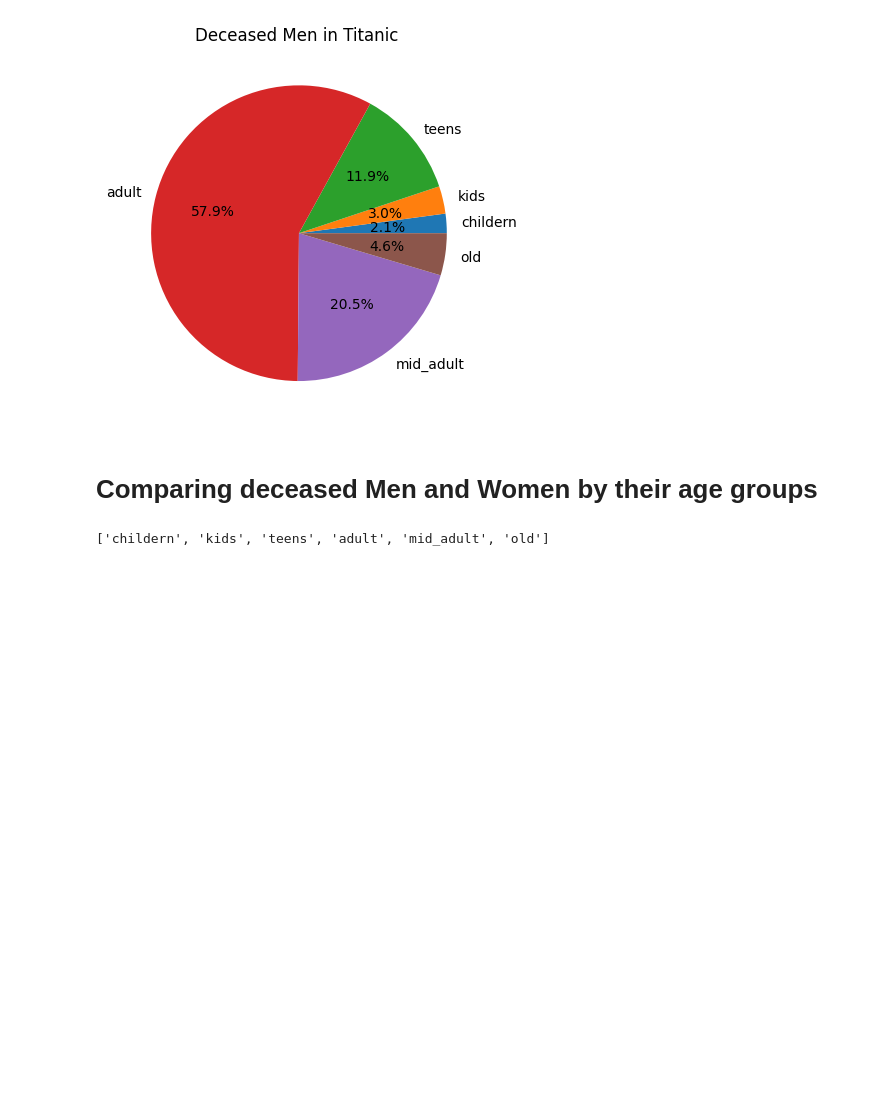
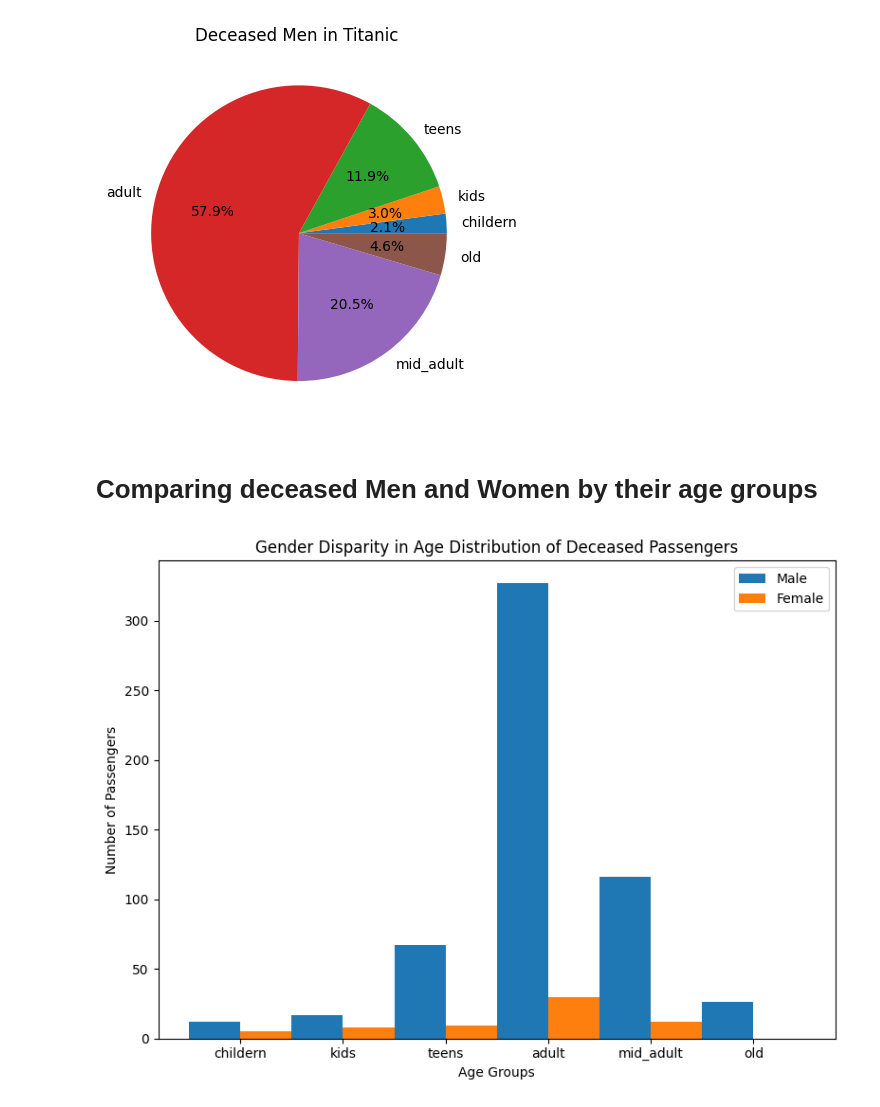
Before and after one commit to bilaalmunir/PRODIGY-DS-02, a Jupyter notebook: Prodigy-ds-02.ipynb, the cells around one changed output. Cells and saved outputs as stored; diff of their text form; code cells hidden in the pictures; blank space fills up the shorter version.

Commit message:
Gender Disparity in Age Distribution of Deceased Passengers

```diff
--- a/Prodigy-ds-02.ipynb
+++ b/Prodigy-ds-02.ipynb
@@ -306,8 +306,20 @@ plt.show()
 [figure]
 # %% [markdown]
 # Comparing deceased Men and Women by their age groups
-# %%
-male_age_groups
-female_age_groups
-# %% [output]
-['childern', 'kids', 'teens', 'adult', 'mid_adult', 'old']
+# %%
+bar_width = 0.5
+plt.figure(figsize=(8,6))
+index = np.arange(len(labelss))
+plt.bar(index,deceased_male_age_groups,bar_width, label='Male')
+plt.bar(index+bar_width , deceased_female_age_groups,bar_width,label='Female')
+
+plt.xlabel('Age Groups')
+plt.ylabel('Number of Passengers')
+plt.title('Gender Disparity in Age Distribution of Deceased Passengers')
+plt.xticks(index + bar_width / 2, labelss)
+plt.legend()
+
+plt.tight_layout()
+plt.show()
+# %% [output]
+[figure, added]
```
